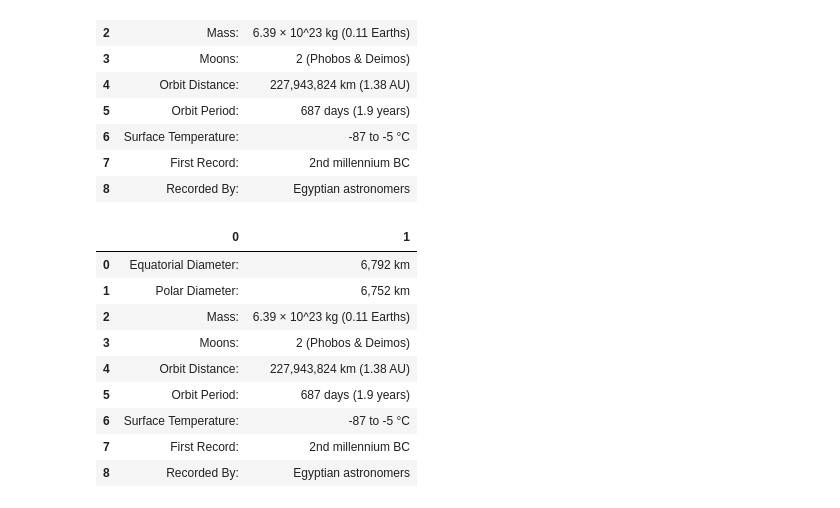
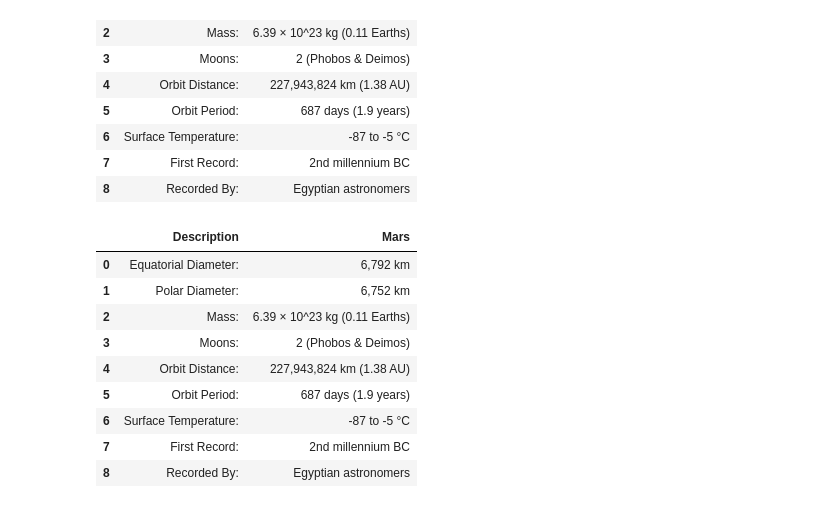
Before and after one commit to KRuhl1662/web-scraping-challenge, a Jupyter notebook: Missions_to_Mars/mission_to_mars_kr.ipynb, the cells around one changed output. Drawn from its saved outputs; the diff is of its cells as text; code cells hidden in the pictures.

```diff
--- a/Missions_to_Mars/mission_to_mars_kr.ipynb
+++ b/Missions_to_Mars/mission_to_mars_kr.ipynb
@@ -89,6 +89,6 @@ tables[0]
 | 8 | Recorded By: | Egyptian astronomers |
 # %%
 # Save table to a pandas dataframe
-mars_df = tables[0]
+mars_stats_df = tables[0]
 # %%
 # Set dataframe  indes to info items
@@ -105,10 +105,10 @@ mars_df
 | 7 | First Record: | 2nd millennium BC |
 | 8 | Recorded By: | Egyptian astronomers |
 # %%
-mars_stats_df=mars_df.rename(columns={"0":"Stat","1":"Mars"})
+mars_stats_df.columns=['Description', 'Mars']
 mars_stats_df
 # %% [output]
-|  | 0 | 1 |
+|  | Description | Mars |
 | 0 | Equatorial Diameter: | 6,792 km |
 | 1 | Polar Diameter: | 6,752 km |
 | 2 | Mass: | 6.39 × 10^23 kg (0.11 Earths) |
```
Also changed, not shown: parts of 5 cells of this notebook, 1 other file.
